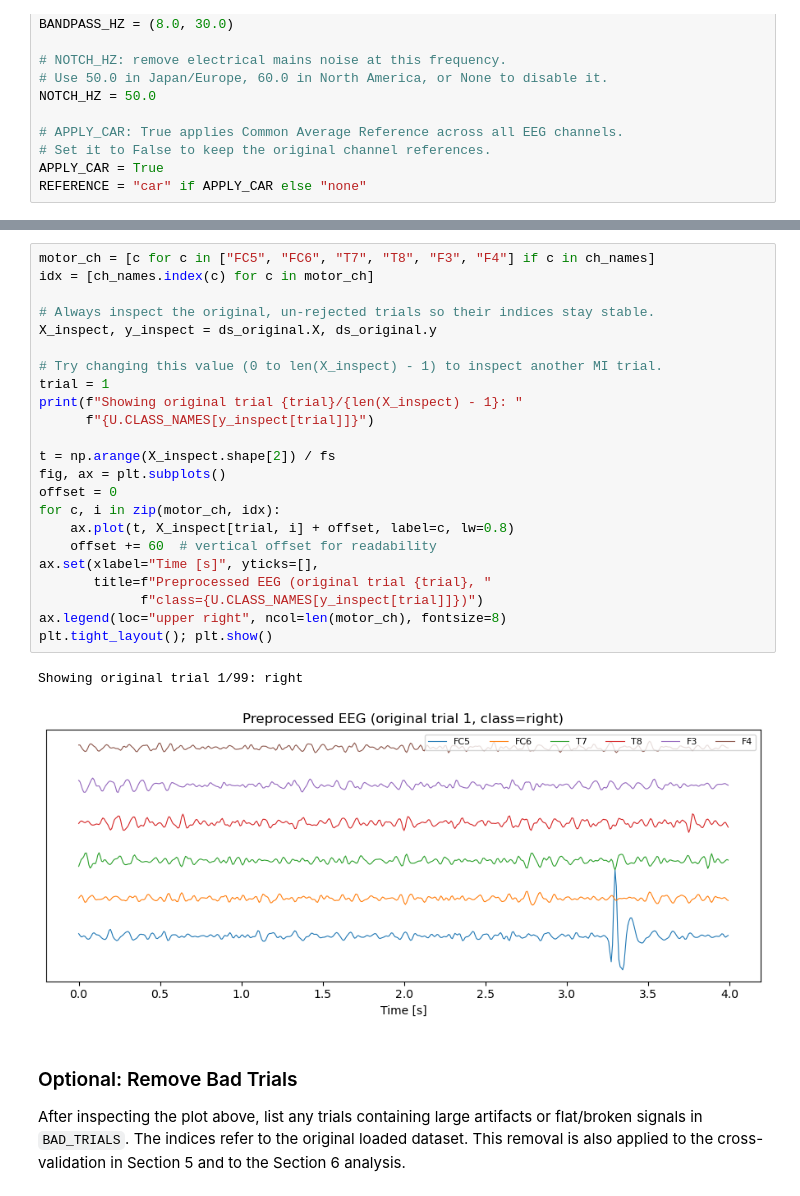
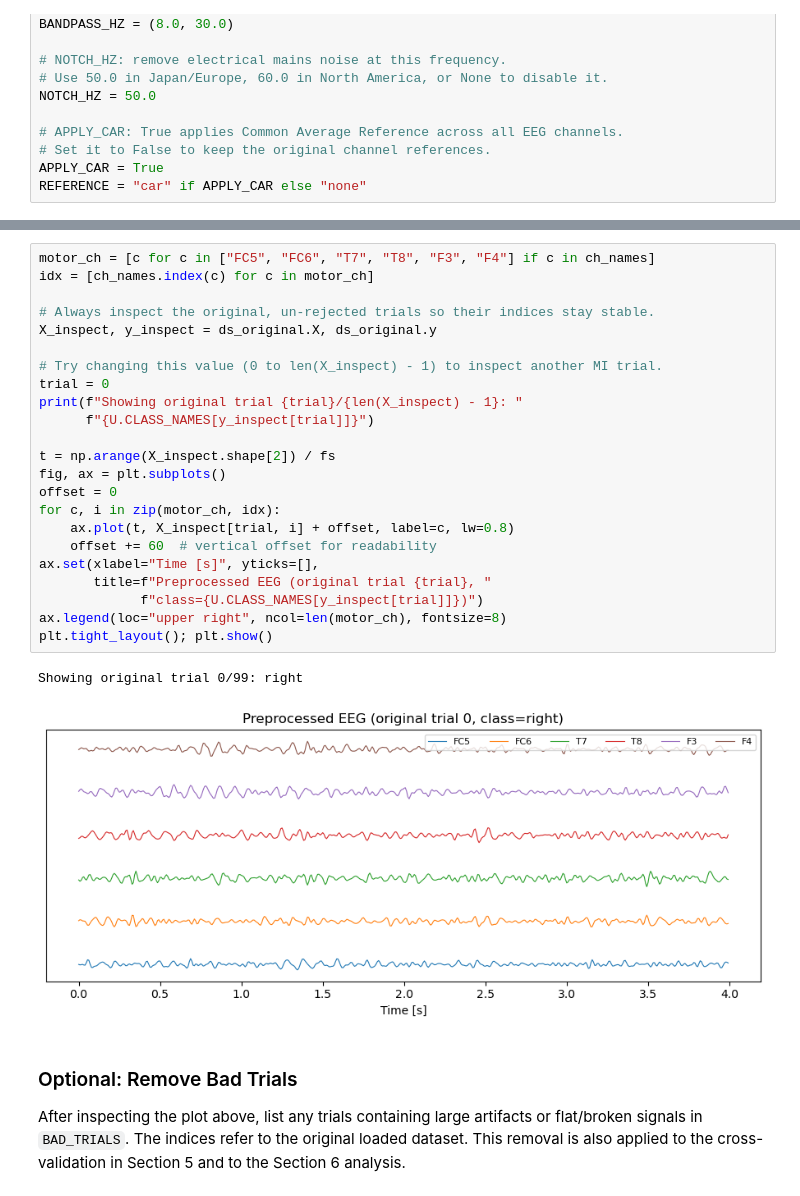
Before and after one commit to yama60511/MotorImageryDemo, a Jupyter notebook: notebooks/01_csp_ml_classical_decoder.ipynb, the cells around one changed output, grey strips where cells are left out. Drawn from its saved outputs; the diff is of its cells as text.

```diff
--- a/notebooks/01_csp_ml_classical_decoder.ipynb
+++ b/notebooks/01_csp_ml_classical_decoder.ipynb
@@ -150,29 +156,29 @@ The other channels (`AF3`, `AF4`, `F7`, `F8`, `P7`, `P8`, `O1`, `O2`) are still
 # %%
 motor_ch = [c for c in ["FC5", "FC6", "T7", "T8", "F3", "F4"] if c in ch_names]
 idx = [ch_names.index(c) for c in motor_ch]
 
 # Always inspect the original, un-rejected trials so their indices stay stable.
 X_inspect, y_inspect = ds_original.X, ds_original.y
 
 # Try changing this value (0 to len(X_inspect) - 1) to inspect another MI trial.
-trial = 1
+trial = 0
 print(f"Showing original trial {trial}/{len(X_inspect) - 1}: "
       f"{U.CLASS_NAMES[y_inspect[trial]]}")
 
 t = np.arange(X_inspect.shape[2]) / fs
 fig, ax = plt.subplots()
 offset = 0
 for c, i in zip(motor_ch, idx):
     ax.plot(t, X_inspect[trial, i] + offset, label=c, lw=0.8)
     offset += 60  # vertical offset for readability
 ax.set(xlabel="Time [s]", yticks=[],
        title=f"Preprocessed EEG (original trial {trial}, "
              f"class={U.CLASS_NAMES[y_inspect[trial]]})")
 ax.legend(loc="upper right", ncol=len(motor_ch), fontsize=8)
 plt.tight_layout(); plt.show()
 # %% [output]
-Showing original trial 1/99: right
+Showing original trial 0/99: right
-[figure, old version]
+[figure, new version]
 # %% [markdown]
 ### Optional: Remove Bad Trials
 
```
Also changed, not shown: parts of 6 cells of this notebook.
